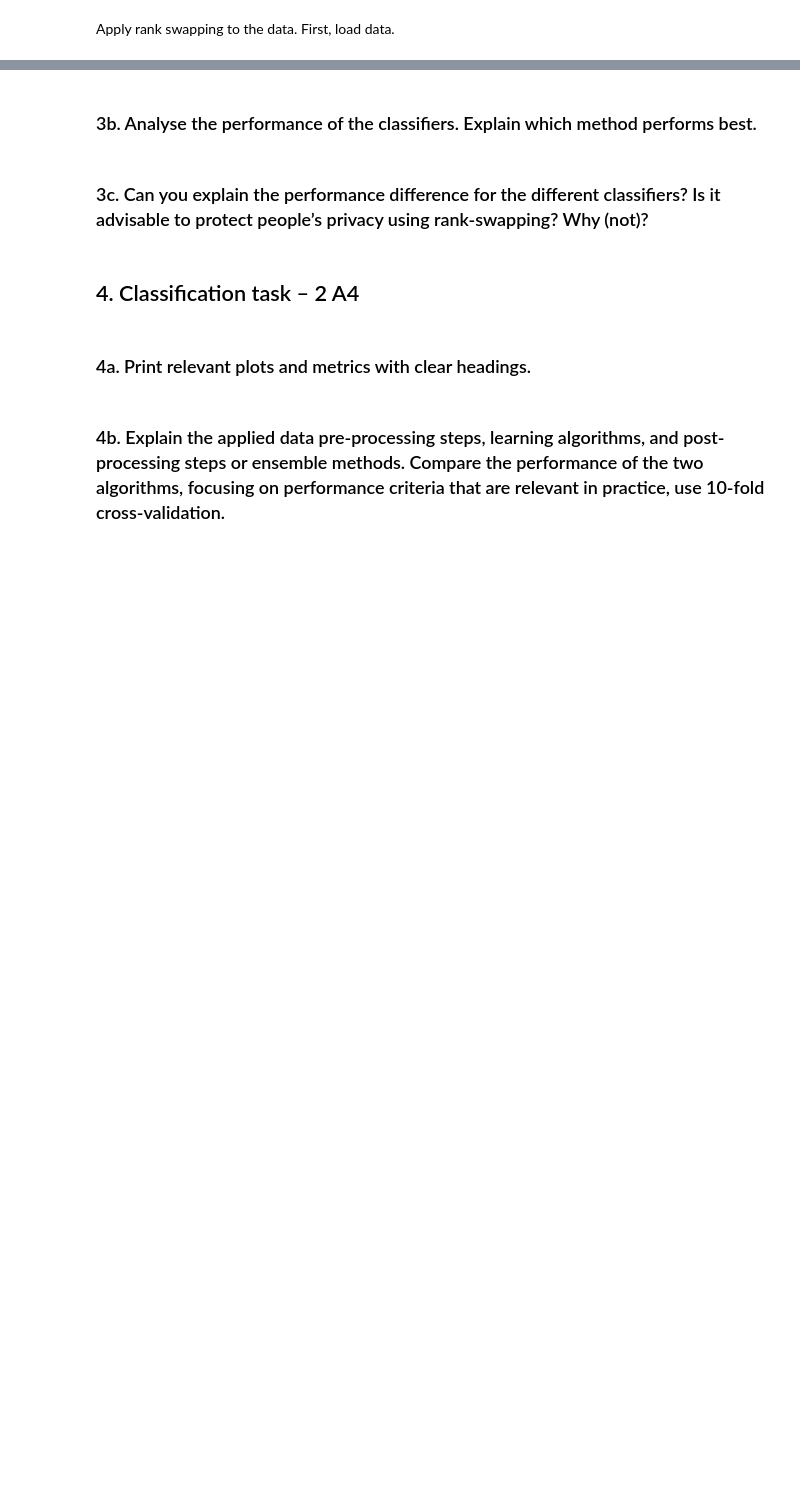
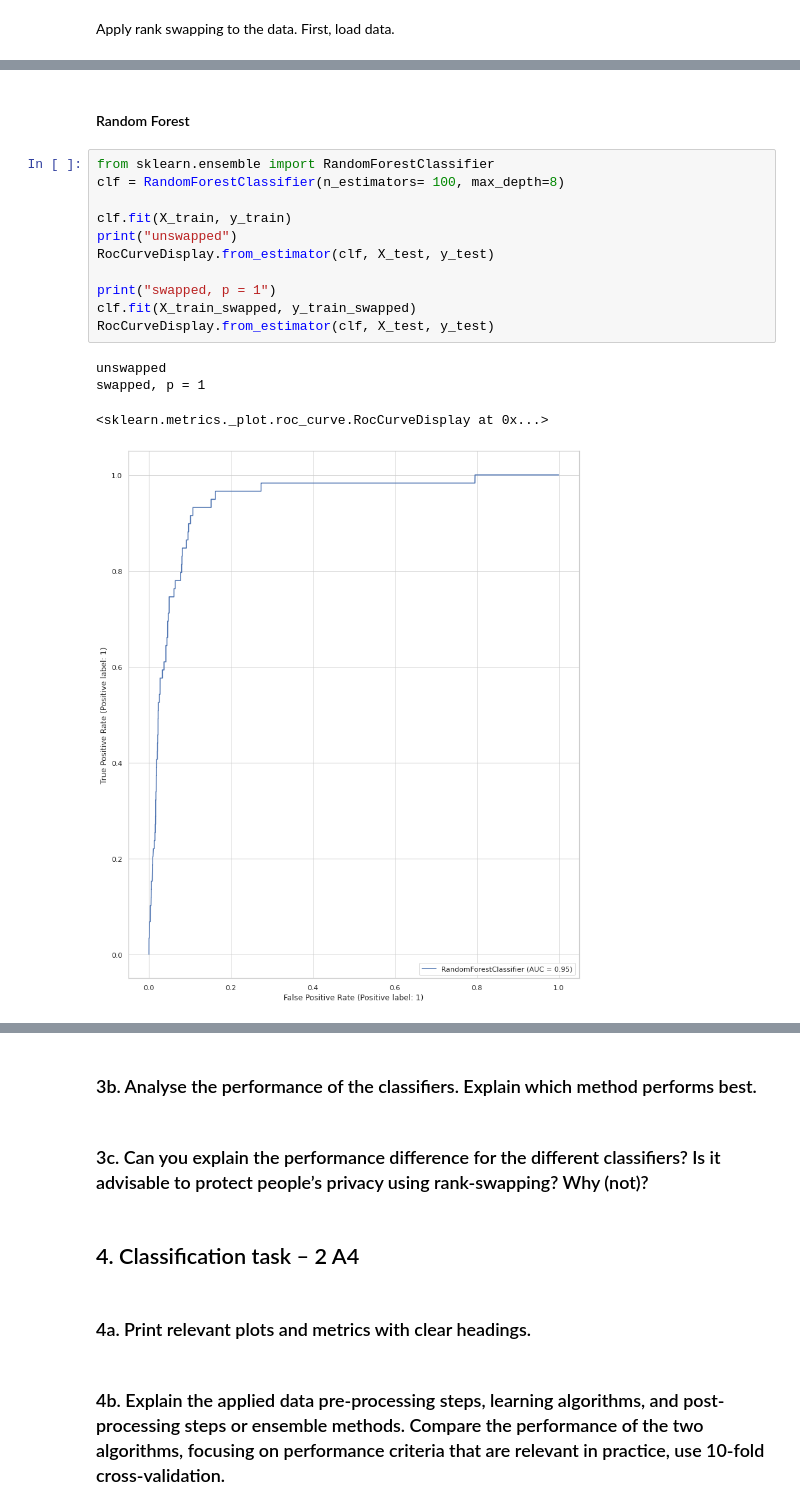
Before and after one commit to CarlosChu-c/CiberSecurityLab, a Jupyter notebook: lab1/Lab1-2021.ipynb, the cells around one changed output, grey strips where cells are left out. Cells and saved outputs as stored; diff of their text form; blank space fills up the shorter version.

```diff
--- a/lab1/Lab1-2021.ipynb
+++ b/lab1/Lab1-2021.ipynb
@@ -437,0 +476,18 @@ Similar to previous parts, in this part we are using ``metrics.plot_roc_curve``
+# %% [markdown]
+#### Random Forest
+# %%
+from sklearn.ensemble import RandomForestClassifier
+clf = RandomForestClassifier(n_estimators= 100, max_depth=8)
+
+clf.fit(X_train, y_train)
+print("unswapped")
+RocCurveDisplay.from_estimator(clf, X_test, y_test)
+
+print("swapped, p = 1")
+clf.fit(X_train_swapped, y_train_swapped)
+RocCurveDisplay.from_estimator(clf, X_test, y_test)
+# %% [output]
+unswapped
+swapped, p = 1
+<sklearn.metrics._plot.roc_curve.RocCurveDisplay at 0x...>
+[figure, added]
```
Also changed, not shown: parts of 10 cells of this notebook.
